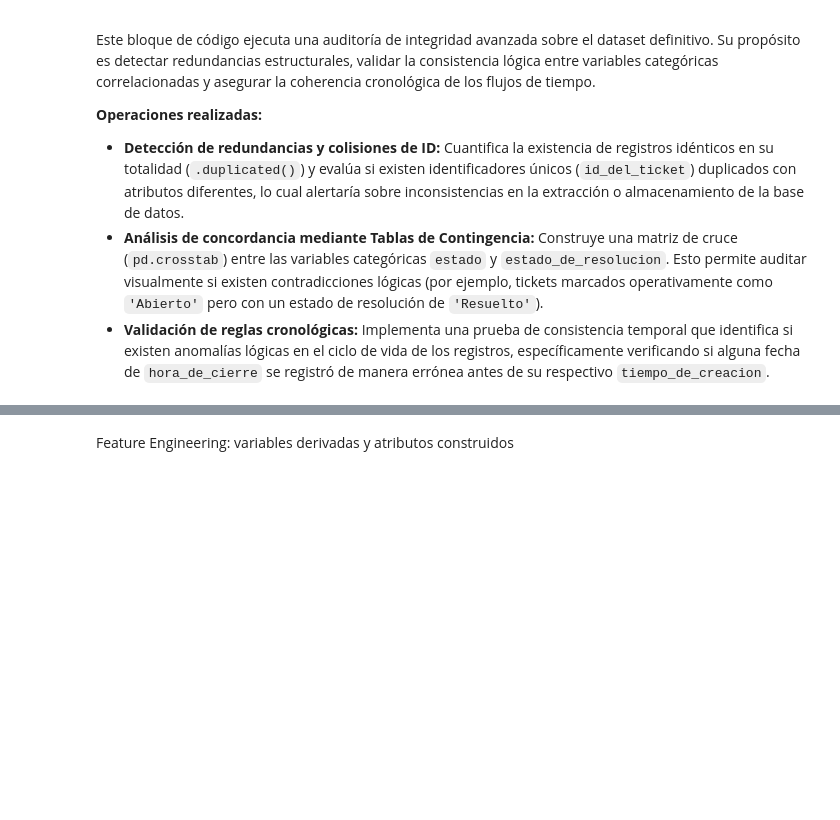
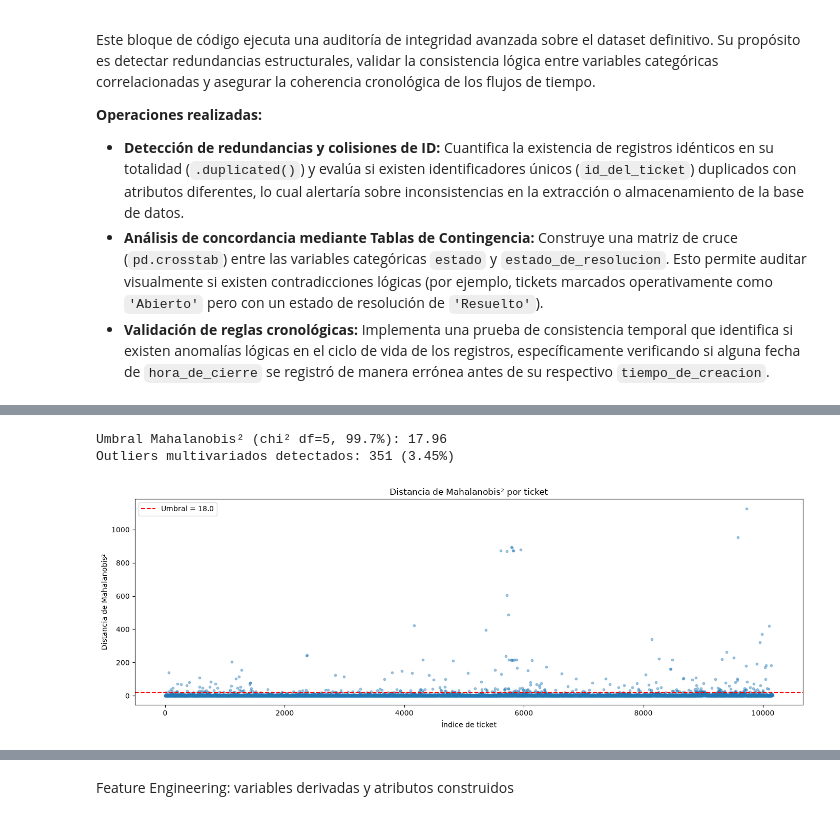
Before and after one commit to EV081/Proyecto-Promotick-ACD, a Jupyter notebook: ACD_data_proyecto_limpieza.ipynb, the cells around one changed output, grey strips where cells are left out. Drawn from its saved outputs; the diff is of its cells as text; code cells hidden in the pictures; blank space fills up the shorter version.

```diff
--- a/ACD_data_proyecto_limpieza.ipynb
+++ b/ACD_data_proyecto_limpieza.ipynb
@@ -581,0 +849,45 @@ Integración, reducción y transformación de datos
+# %%
+from scipy.spatial.distance import mahalanobis
+from scipy.stats import chi2
+
+# Estandarización min-max sobre el dataset sin proyectos
+Xs = df_no_proyectos[vars_numericas].astype(float).copy()
+Xs = (Xs - Xs.min()) / (Xs.max() - Xs.min())
+
+# Matriz de covarianza inversa
+Sx = Xs.cov().values
+IC = np.linalg.pinv(Sx)
+media = Xs.mean().values
+
+# Distancia de Mahalanobis al cuadrado por fila
+def mahalanobisR(X, media, IC):
+    return [mahalanobis(X.iloc[i, :], media, IC) ** 2 for i in range(X.shape[0])]
+
+dist_maha = pd.Series(mahalanobisR(Xs, media, IC), index=Xs.index)
+
+# Umbral teórico: chi-cuadrado con k grados de libertad al 99.7%
+k = len(vars_numericas)
+umbral_maha = chi2.ppf(0.997, df=k)
+print(f"Umbral Mahalanobis² (chi² df={k}, 99.7%): {umbral_maha:.2f}")
+
+# Asignar distancia y flag al df principal
+df['dist_mahalanobis'] = np.nan
+df.loc[dist_maha.index, 'dist_mahalanobis'] = dist_maha.values
+df['es_outlier_multivar'] = (df['dist_mahalanobis'] > umbral_maha).fillna(False)
+
+print(f"Outliers multivariados detectados: {df['es_outlier_multivar'].sum()} "f"({df['es_outlier_multivar'].mean()*100:.2f}%)")
+
+# Visualización: índice vs distancia
+plt.figure(figsize=(14, 5))
+plt.scatter(range(len(dist_maha)), dist_maha.values, alpha=0.4, s=10)
+plt.axhline(umbral_maha, color='red', linestyle='--', label=f'Umbral = {umbral_maha:.1f}')
+plt.xlabel('Índice de ticket')
+plt.ylabel('Distancia de Mahalanobis²')
+plt.title('Distancia de Mahalanobis² por ticket')
+plt.legend()
+plt.tight_layout()
+plt.show()
+# %% [output]
+Umbral Mahalanobis² (chi² df=5, 99.7%): 17.96
+Outliers multivariados detectados: 351 (3.45%)
+[figure, added]
```
Also changed, not shown: parts of 40 cells of this notebook, 2 other files.
